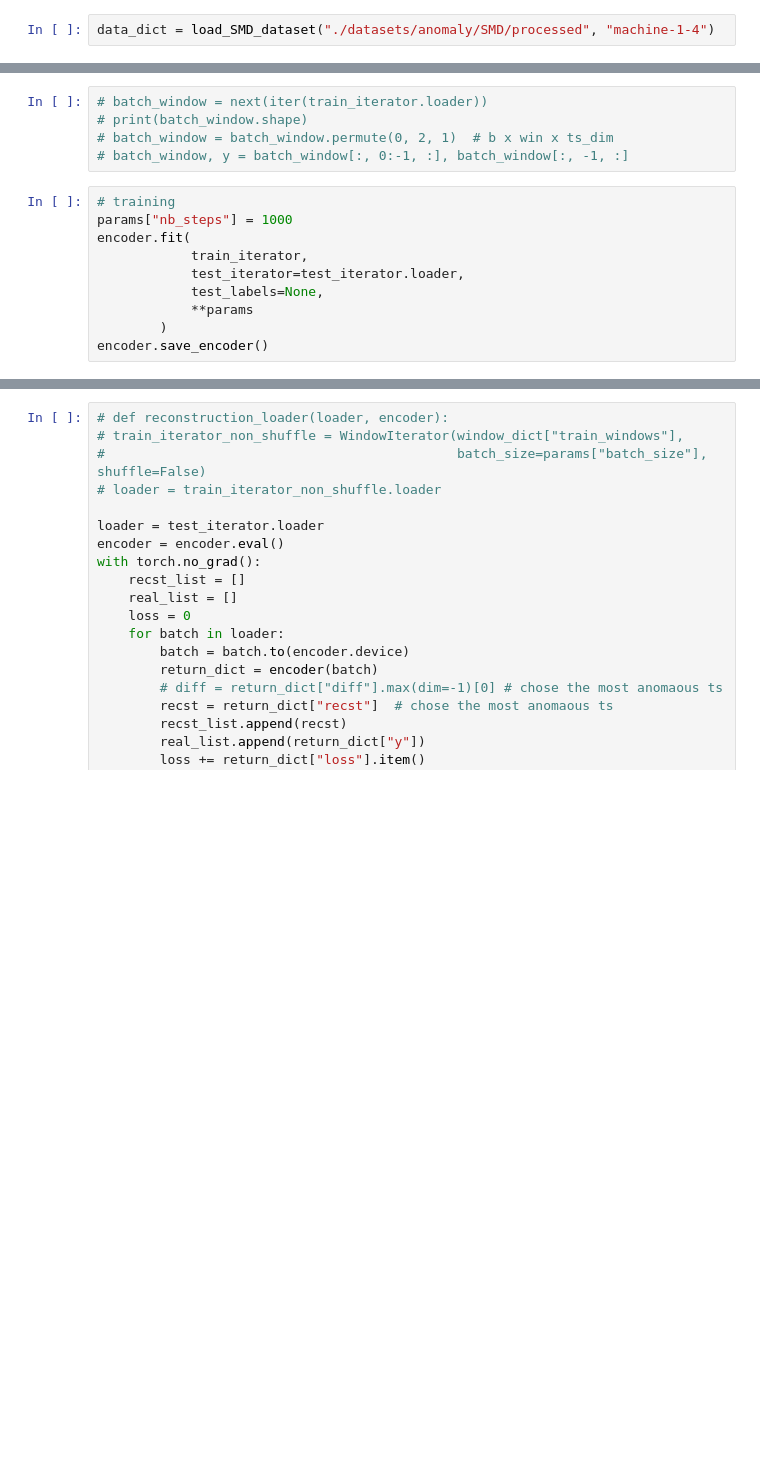
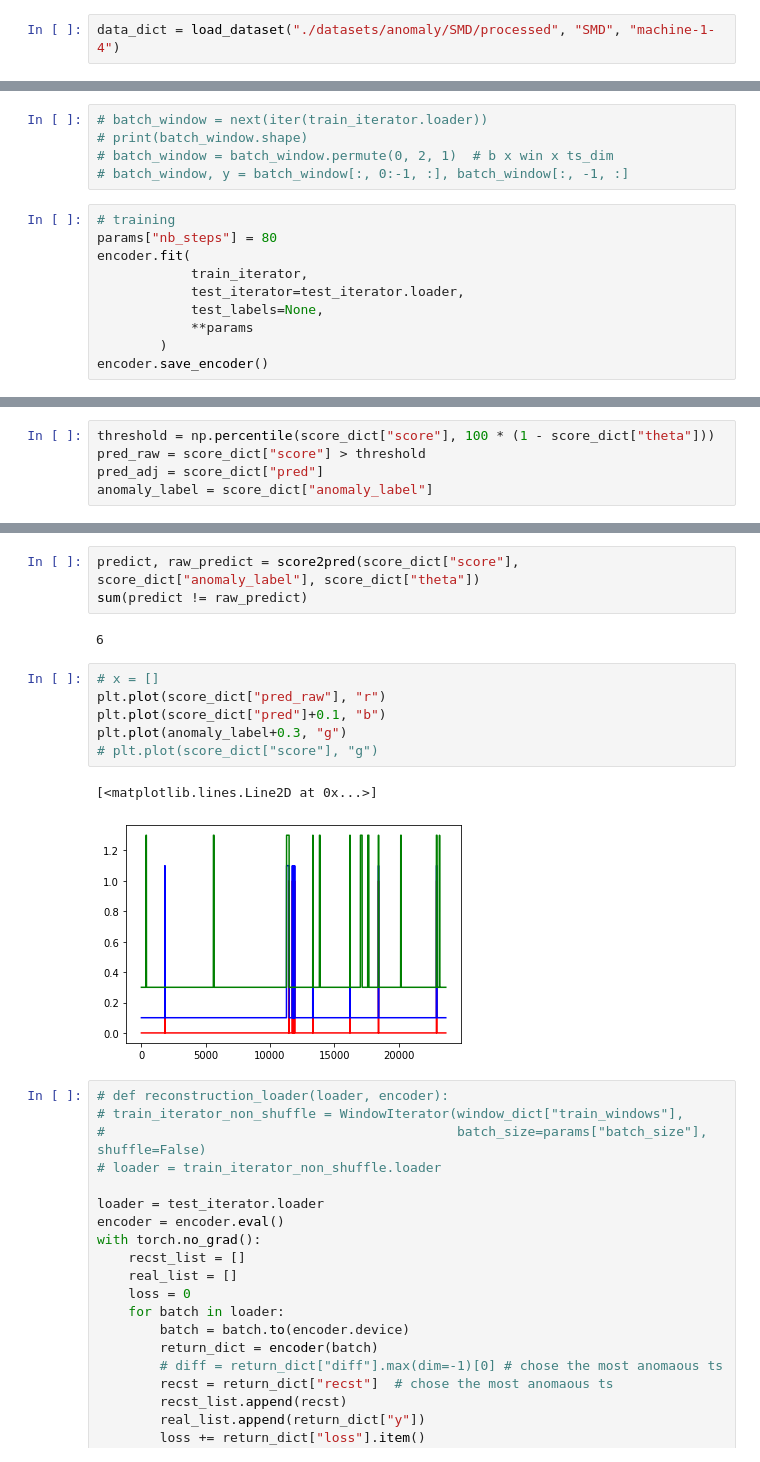
Before and after one commit to JinYang88/TS-anomaly, a Jupyter notebook: notebooks/multivariate_lstm_(no_tokens).ipynb, the cells around one changed output, grey strips where cells are left out. Drawn from its saved outputs; the diff is of its cells as text; blank space fills up the shorter version.

```diff
--- a/notebooks/multivariate_lstm_(no_tokens).ipynb
+++ b/notebooks/multivariate_lstm_(no_tokens).ipynb
@@ -35,5 +35,5 @@ params = initialize_config(config_dir, args)
 params["clear"] = 1
 params["nrows"] = None
 # %%
-data_dict = load_SMD_dataset("./datasets/anomaly/SMD/processed", "machine-1-4")
+data_dict = load_dataset("./datasets/anomaly/SMD/processed", "SMD", "machine-1-4")
 # %% [output]
@@ -72,7 +72,7 @@ encoder = MultiLSTMEncoder(**params)
 # batch_window, y = batch_window[:, 0:-1, :], batch_window[:, -1, :]
 # %%
 # training
-params["nb_steps"] = 1000
+params["nb_steps"] = 80
 encoder.fit(
             train_iterator,
             test_iterator=test_iterator.loader,
@@ -124,0 +113,5 @@ plt.plot(score_dict["score"])
+# %%
+threshold = np.percentile(score_dict["score"], 100 * (1 - score_dict["theta"]))
+pred_raw = score_dict["score"] > threshold
+pred_adj = score_dict["pred"]
+anomaly_label = score_dict["anomaly_label"]
@@ -125,3 +121,17 @@ plt.plot(score_dict["score"])
+# %%
+predict, raw_predict = score2pred(score_dict["score"], score_dict["anomaly_label"], score_dict["theta"])
+sum(predict != raw_predict)
+# %% [output]
+6
+# %%
+# x = []
+plt.plot(score_dict["pred_raw"], "r")
+plt.plot(score_dict["pred"]+0.1, "b")
+plt.plot(anomaly_label+0.3, "g")
+# plt.plot(score_dict["score"], "g")
+# %% [output]
+[<matplotlib.lines.Line2D at 0x...>]
+[figure, added]
 # %%
 # def reconstruction_loader(loader, encoder):
 # train_iterator_non_shuffle = WindowIterator(window_dict["train_windows"],
```
Also changed, not shown: parts of 12 cells of this notebook, 2 other files.
